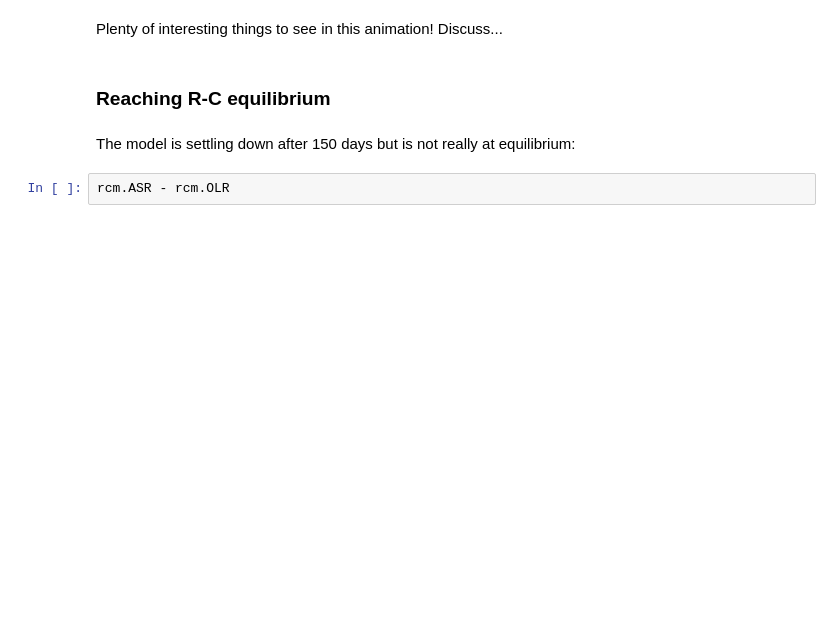
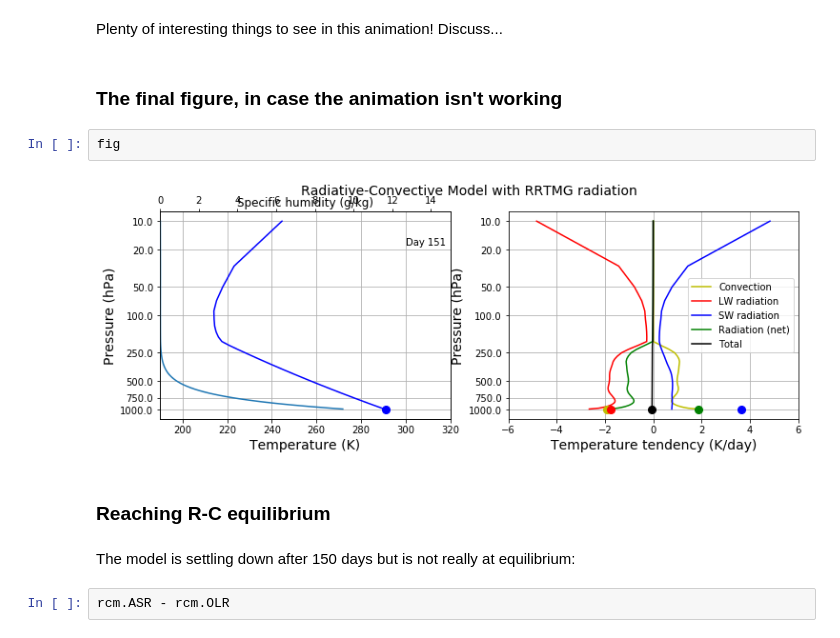
Before and after one commit to brian-rose/ClimateModeling_courseware, a Jupyter notebook: Lectures/Lecture09.5 -- Radiative-Convective Equilibrium.ipynb, the cells around one changed output. Saved outputs shown, nothing was run; the diff lists cells and outputs as text; blank space fills up the shorter version.

```diff
--- a/Lectures/Lecture09.5 -- Radiative-Convective Equilibrium.ipynb
+++ b/Lectures/Lecture09.5 -- Radiative-Convective Equilibrium.ipynb
@@ -338,6 +351,12 @@ HTML(ani.to_html5_video())
 [interactive output not drawn]
 # %% [markdown]
 Plenty of interesting things to see in this animation! Discuss...
+# %% [markdown]
+### The final figure, in case the animation isn't working
+# %%
+fig
+# %% [output]
+[figure, added]
 # %% [markdown]
 ### Reaching R-C equilibrium
 # %% [markdown]
```
Also changed, not shown: parts of 28 cells of this notebook.
